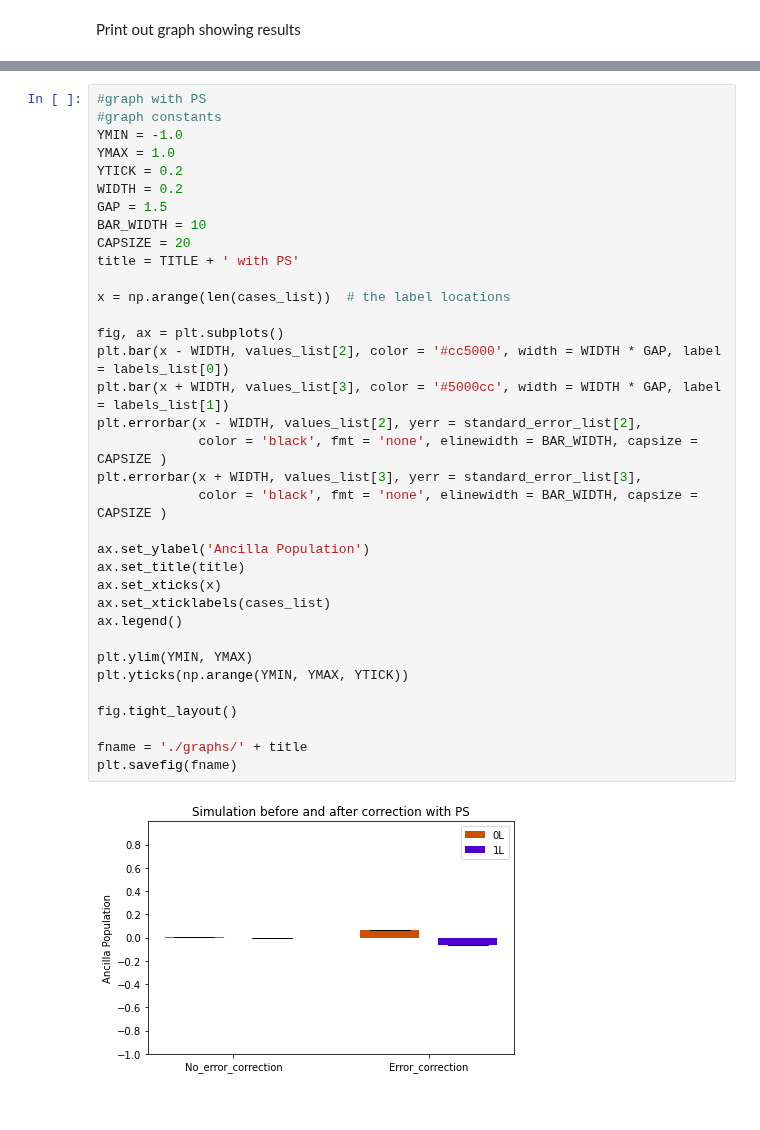
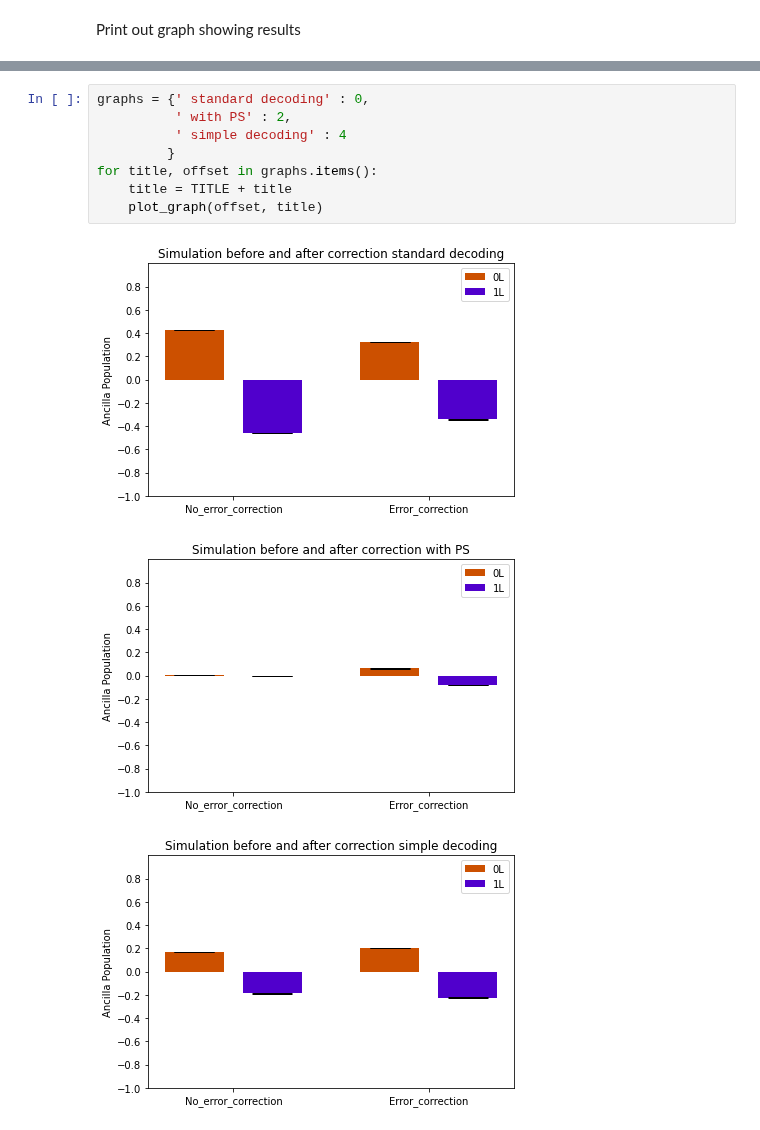
Before and after one commit to goldsmdn/SteaneCode, a Jupyter notebook: Steane_Code_error_correction_software_decoding_with_noise.ipynb, the cells around one changed output, grey strips where cells are left out. Drawn from its saved outputs; the diff is of its cells as text.

Commit message:
#53 Update sheet for new decoding scheme.

```diff
--- a/Steane_Code_error_correction_software_decoding_with_noise.ipynb
+++ b/Steane_Code_error_correction_software_decoding_with_noise.ipynb
@@ -304,38 +292,13 @@ plt.savefig(fname)
-# %%
-#graph with PS
-#graph constants
-YMIN = -1.0
-YMAX = 1.0
-YTICK = 0.2
-WIDTH = 0.2
-GAP = 1.5
-BAR_WIDTH = 10
-CAPSIZE = 20
-title = TITLE + ' with PS'
-
-x = np.arange(len(cases_list))  # the label locations
-
-fig, ax = plt.subplots()
-plt.bar(x - WIDTH, values_list[2], color = '#cc5000', width = WIDTH * GAP, label = labels_list[0])
-plt.bar(x + WIDTH, values_list[3], color = '#5000cc', width = WIDTH * GAP, label = labels_list[1])
-plt.errorbar(x - WIDTH, values_list[2], yerr = standard_error_list[2],
-             color = 'black', fmt = 'none', elinewidth = BAR_WIDTH, capsize = CAPSIZE )
-plt.errorbar(x + WIDTH, values_list[3], yerr = standard_error_list[3],
-             color = 'black', fmt = 'none', elinewidth = BAR_WIDTH, capsize = CAPSIZE )
-
-ax.set_ylabel('Ancilla Population')
-ax.set_title(title)
-ax.set_xticks(x)
-ax.set_xticklabels(cases_list)
-ax.legend()
-
-plt.ylim(YMIN, YMAX)
-plt.yticks(np.arange(YMIN, YMAX, YTICK))
-
-fig.tight_layout()
-
-fname = './graphs/' + title
-plt.savefig(fname)
-# %% [output]
-[figure, removed]
+# %%
+graphs = {' standard decoding' : 0,
+          ' with PS' : 2,
+          ' simple decoding' : 4
+         }
+for title, offset in graphs.items():
+    title = TITLE + title
+    plot_graph(offset, title)
+# %% [output]
+[figure, added]
+[figure, added]
+[figure, added]
 # %%
```
Also changed, not shown: parts of 15 cells of this notebook.
